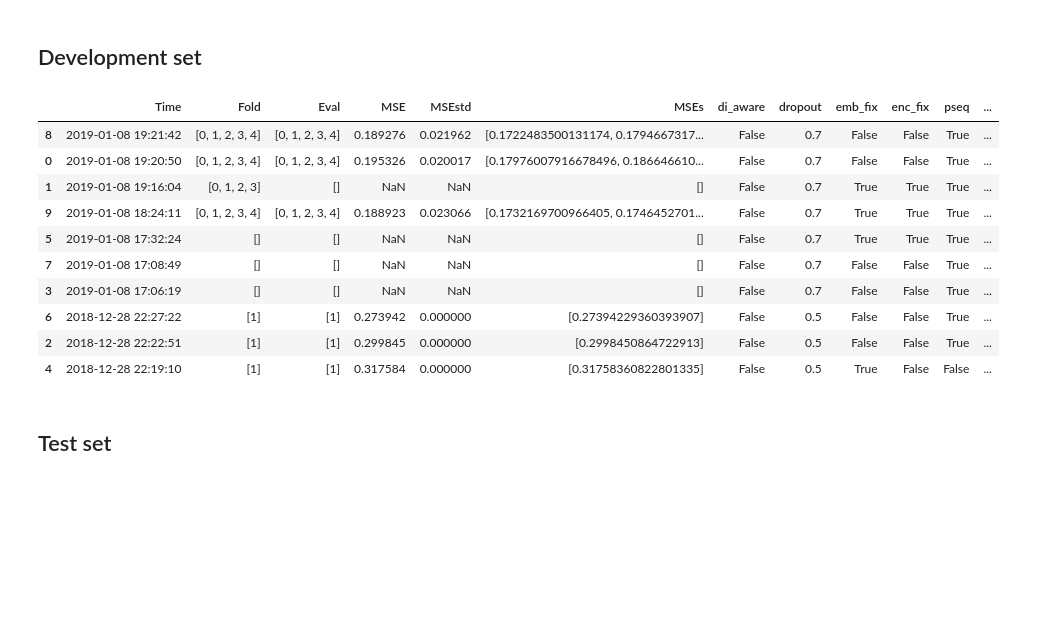
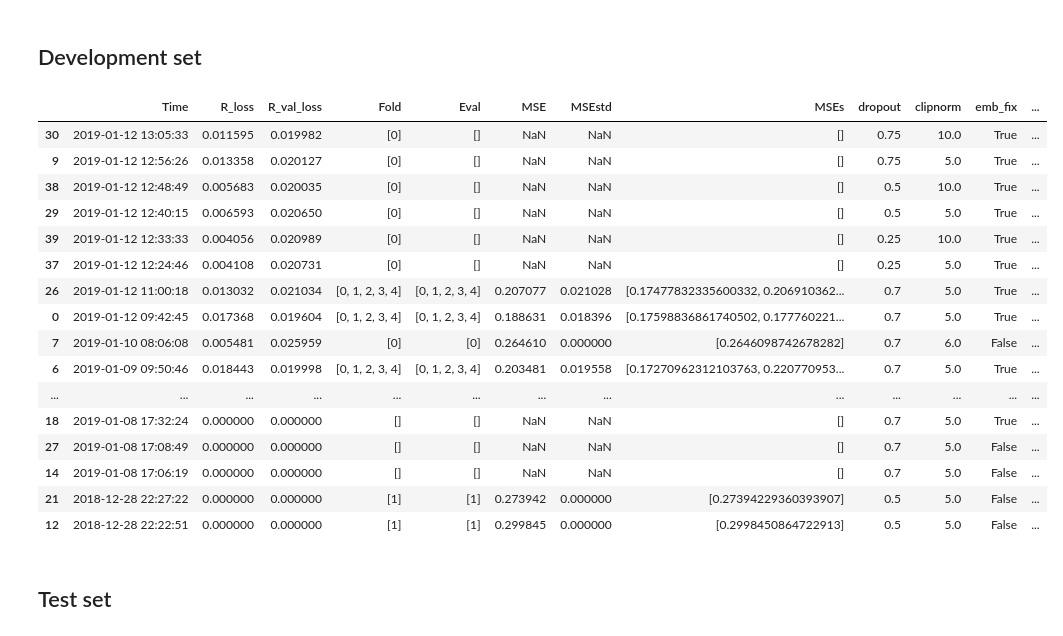
Before and after one commit to FarjanaSultanaMim/DiscoShuffle, a Jupyter notebook: jpnb/experiment.ipynb, the cells around one changed output. Cells and saved outputs as stored; diff of their text form; code cells hidden in the pictures; blank space fills up the shorter version.

```diff
--- a/jpnb/experiment.ipynb
+++ b/jpnb/experiment.ipynb
@@ -23,50 +23,61 @@ for d in glob.glob("../output/*"):
         continue
 
     prm = dict([p.strip().split("=", 1) for p in open(os.path.join(d, "param.txt"))])
     prm["Directory"] = os.path.basename(d)
     prm["Time"] = str(datetime.datetime.fromtimestamp(os.stat(d).st_mtime))[:19]
     prm["Fold"] = [i for i in range(5) if os.path.exists(os.path.join(d, "regression_f{}.hdf5".format(i)))]
     prm["Eval"] = [i for i in range(5) if os.path.exists(os.path.join(d, "prediction_f{}.json".format(i)))]
 
     mse_pool = []
 
     for i in range(5):
         pjs = os.path.join(d, "prediction_f{}.json".format(i))
 
         if os.path.exists(pjs):
             pred = json.load(open(pjs))
             mse_pool += [pred["MSE"]]
 
     mse_pool = np.array(mse_pool)
     prm["MSEstd"] = mse_pool.std()
     prm["MSE"] = mse_pool.mean()
     prm["MSEs"] = mse_pool
 
-#     l = pickle.load(open("{}/logs.pickle".format(d), "rb"))
-#     df = pd.DataFrame(l["logs_e"])
-#     prm["R_loss"] = df["loss"].min()
-#     prm["R_val_loss"] = df["val_loss"].min()
+    if os.path.exists(os.path.join(d, "logs_f0.pickle")):
+        l = pickle.load(open("{}/logs_f0.pickle".format(d), "rb"))
+        df = pd.DataFrame(l["logs_e"])
+        prm["R_loss"] = df["loss"].min()
+        prm["R_val_loss"] = df["val_loss"].min()
+
+    else:
+        prm["R_loss"] = 0
+        prm["R_val_loss"] = 0
 
     results += [prm]
 
-cols = "Time Fold Eval MSE MSEstd MSEs di_aware dropout emb_fix enc_fix pseq preenc Directory".split()
+cols = "Time R_loss R_val_loss Fold Eval MSE MSEstd MSEs dropout clipnorm emb_fix enc_fix pseq preenc Directory".split()
 
 pd.set_option("display.max_colwidth", 200)
 df = pd.DataFrame(results)
-df = df[df["di_aware"] == "False"]
+df = df[df["pseq"] == "True"]
 df[cols].sort_values(by="Time", ascending=False)
 # %% [output]
-|  | Time | Fold | Eval | MSE | MSEstd | MSEs | di_aware | dropout | emb_fix | enc_fix | pseq | ... |
-| 8 | 2019-01-08 19:21:42 | [0, 1, 2, 3, 4] | [0, 1, 2, 3, 4] | 0.189276 | 0.021962 | [0.1722483500131174, 0.1794667317... | False | 0.7 | False | False | True | ... |
-| 0 | 2019-01-08 19:20:50 | [0, 1, 2, 3, 4] | [0, 1, 2, 3, 4] | 0.195326 | 0.020017 | [0.17976007916678496, 0.186646610... | False | 0.7 | False | False | True | ... |
-| 1 | 2019-01-08 19:16:04 | [0, 1, 2, 3] | [] | NaN | NaN | [] | False | 0.7 | True | True | True | ... |
-| 9 | 2019-01-08 18:24:11 | [0, 1, 2, 3, 4] | [0, 1, 2, 3, 4] | 0.188923 | 0.023066 | [0.1732169700966405, 0.1746452701... | False | 0.7 | True | True | True | ... |
-| 5 | 2019-01-08 17:32:24 | [] | [] | NaN | NaN | [] | False | 0.7 | True | True | True | ... |
-| 7 | 2019-01-08 17:08:49 | [] | [] | NaN | NaN | [] | False | 0.7 | False | False | True | ... |
-| 3 | 2019-01-08 17:06:19 | [] | [] | NaN | NaN | [] | False | 0.7 | False | False | True | ... |
-| 6 | 2018-12-28 22:27:22 | [1] | [1] | 0.273942 | 0.000000 | [0.27394229360393907] | False | 0.5 | False | False | True | ... |
-| 2 | 2018-12-28 22:22:51 | [1] | [1] | 0.299845 | 0.000000 | [0.2998450864722913] | False | 0.5 | False | False | True | ... |
-| 4 | 2018-12-28 22:19:10 | [1] | [1] | 0.317584 | 0.000000 | [0.31758360822801335] | False | 0.5 | True | False | False | ... |
+|  | Time | R_loss | R_val_loss | Fold | Eval | MSE | MSEstd | MSEs | dropout | clipnorm | emb_fix | ... |
+| 30 | 2019-01-12 13:05:33 | 0.011595 | 0.019982 | [0] | [] | NaN | NaN | [] | 0.75 | 10.0 | True | ... |
+| 9 | 2019-01-12 12:56:26 | 0.013358 | 0.020127 | [0] | [] | NaN | NaN | [] | 0.75 | 5.0 | True | ... |
+| 38 | 2019-01-12 12:48:49 | 0.005683 | 0.020035 | [0] | [] | NaN | NaN | [] | 0.5 | 10.0 | True | ... |
+| 29 | 2019-01-12 12:40:15 | 0.006593 | 0.020650 | [0] | [] | NaN | NaN | [] | 0.5 | 5.0 | True | ... |
+| 39 | 2019-01-12 12:33:33 | 0.004056 | 0.020989 | [0] | [] | NaN | NaN | [] | 0.25 | 10.0 | True | ... |
+| 37 | 2019-01-12 12:24:46 | 0.004108 | 0.020731 | [0] | [] | NaN | NaN | [] | 0.25 | 5.0 | True | ... |
+| 26 | 2019-01-12 11:00:18 | 0.013032 | 0.021034 | [0, 1, 2, 3, 4] | [0, 1, 2, 3, 4] | 0.207077 | 0.021028 | [0.17477832335600332, 0.206910362... | 0.7 | 5.0 | True | ... |
+| 0 | 2019-01-12 09:42:45 | 0.017368 | 0.019604 | [0, 1, 2, 3, 4] | [0, 1, 2, 3, 4] | 0.188631 | 0.018396 | [0.17598836861740502, 0.177760221... | 0.7 | 5.0 | True | ... |
+| 7 | 2019-01-10 08:06:08 | 0.005481 | 0.025959 | [0] | [0] | 0.264610 | 0.000000 | [0.2646098742678282] | 0.7 | 6.0 | False | ... |
+| 6 | 2019-01-09 09:50:46 | 0.018443 | 0.019998 | [0, 1, 2, 3, 4] | [0, 1, 2, 3, 4] | 0.203481 | 0.019558 | [0.17270962312103763, 0.220770953... | 0.7 | 5.0 | True | ... |
+| ... | ... | ... | ... | ... | ... | ... | ... | ... | ... | ... | ... | ... |
+| 18 | 2019-01-08 17:32:24 | 0.000000 | 0.000000 | [] | [] | NaN | NaN | [] | 0.7 | 5.0 | True | ... |
+| 27 | 2019-01-08 17:08:49 | 0.000000 | 0.000000 | [] | [] | NaN | NaN | [] | 0.7 | 5.0 | False | ... |
+| 14 | 2019-01-08 17:06:19 | 0.000000 | 0.000000 | [] | [] | NaN | NaN | [] | 0.7 | 5.0 | False | ... |
+| 21 | 2018-12-28 22:27:22 | 0.000000 | 0.000000 | [1] | [1] | 0.273942 | 0.000000 | [0.27394229360393907] | 0.5 | 5.0 | False | ... |
+| 12 | 2018-12-28 22:22:51 | 0.000000 | 0.000000 | [1] | [1] | 0.299845 | 0.000000 | [0.2998450864722913] | 0.5 | 5.0 | False | ... |
 # %% [markdown]
 ## Test set
 # %%
```
Also changed, not shown: parts of 1 cell of this notebook, 4 other files.
